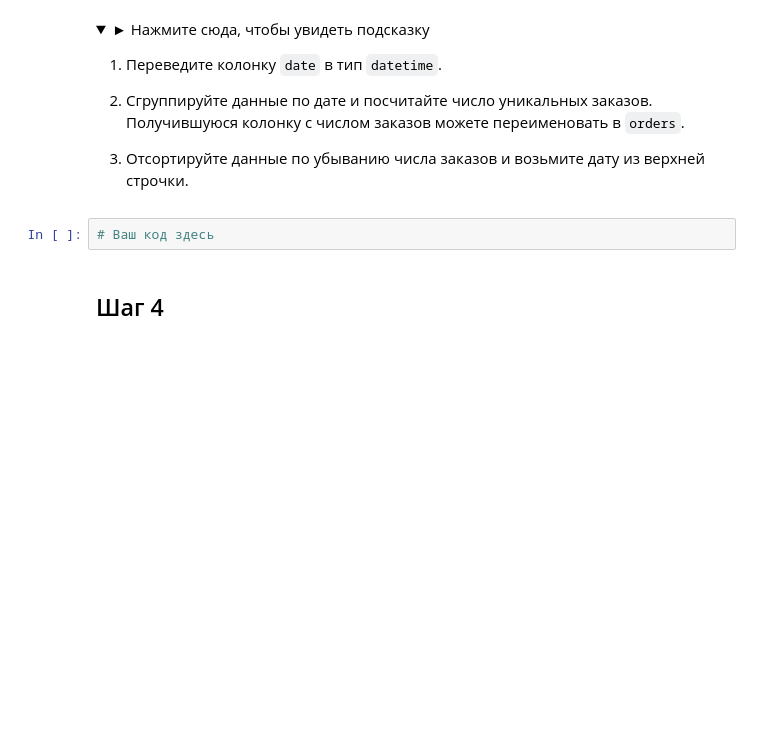
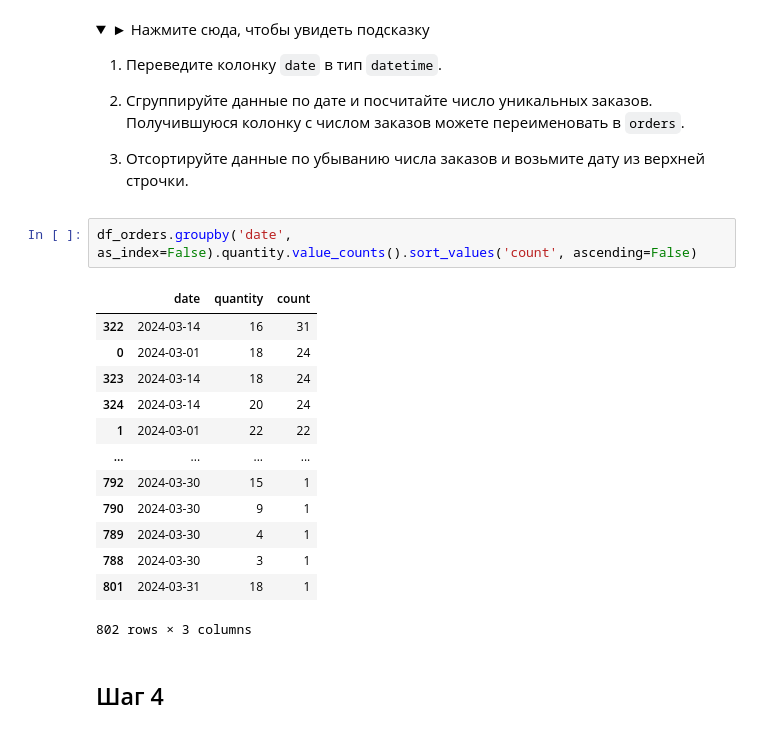
Before and after one commit to m-amirov/karpov.courses, a Jupyter notebook: notebooks/final_project_python.ipynb, the cells around one changed output. Cells and saved outputs as stored; diff of their text form; folded sections open; blank space fills up the shorter version.

```diff
--- a/notebooks/final_project_python.ipynb
+++ b/notebooks/final_project_python.ipynb
@@ -159,8 +145,22 @@ df_orders.to_csv('../data/final_project/orders.csv', index=False)
 
 </p>
 </details>
-# %%
-# Ваш код здесь
+# %%
+df_orders.groupby('date', as_index=False).quantity.value_counts().sort_values('count', ascending=False)
+# %% [output]
+|  | date | quantity | count |
+| 322 | 2024-03-14 | 16 | 31 |
+| 0 | 2024-03-01 | 18 | 24 |
+| 323 | 2024-03-14 | 18 | 24 |
+| 324 | 2024-03-14 | 20 | 24 |
+| 1 | 2024-03-01 | 22 | 22 |
+| ... | ... | ... | ... |
+| 792 | 2024-03-30 | 15 | 1 |
+| 790 | 2024-03-30 | 9 | 1 |
+| 789 | 2024-03-30 | 4 | 1 |
+| 788 | 2024-03-30 | 3 | 1 |
+| 801 | 2024-03-31 | 18 | 1 |
+802 rows × 3 columns
 # %% [markdown]
 ## Шаг 4
 # %% [markdown]
```
Also changed, not shown: parts of 9 cells of this notebook.
